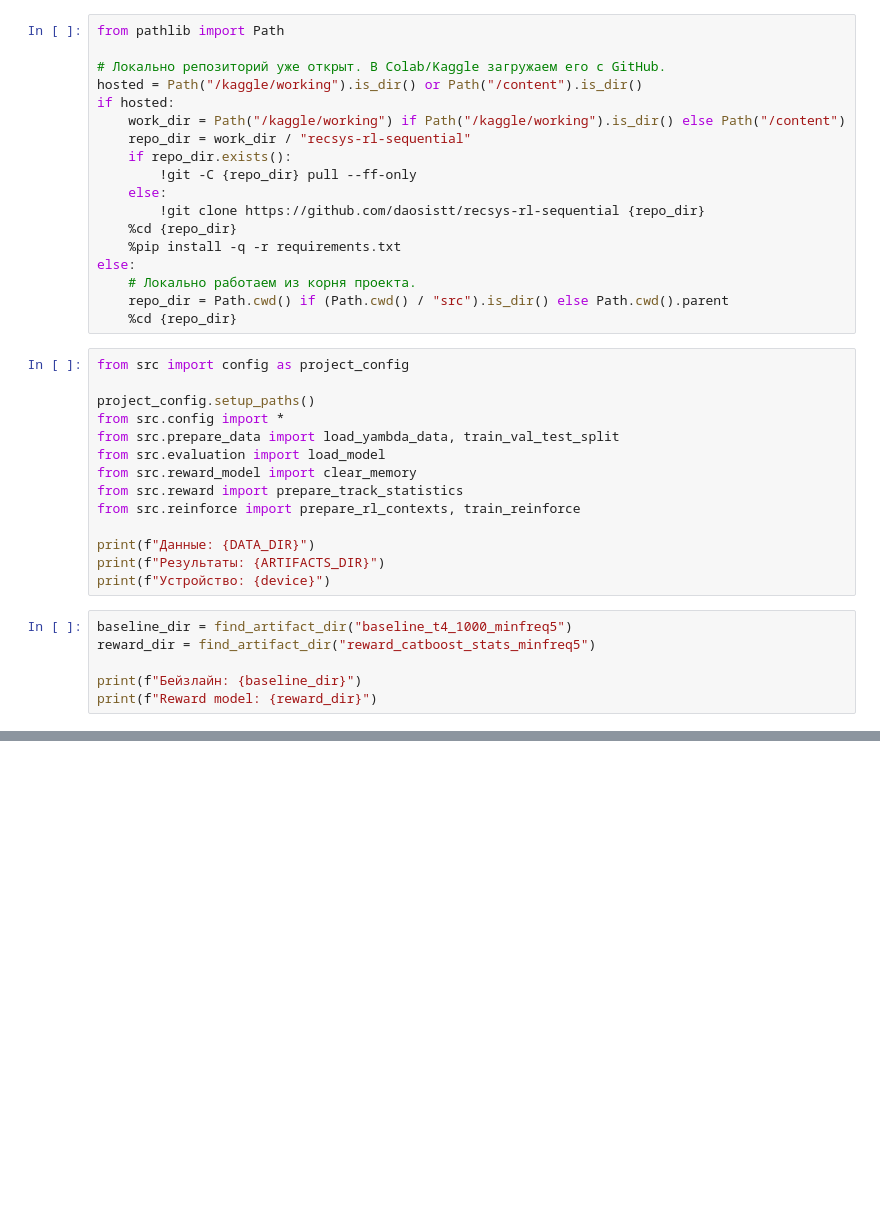
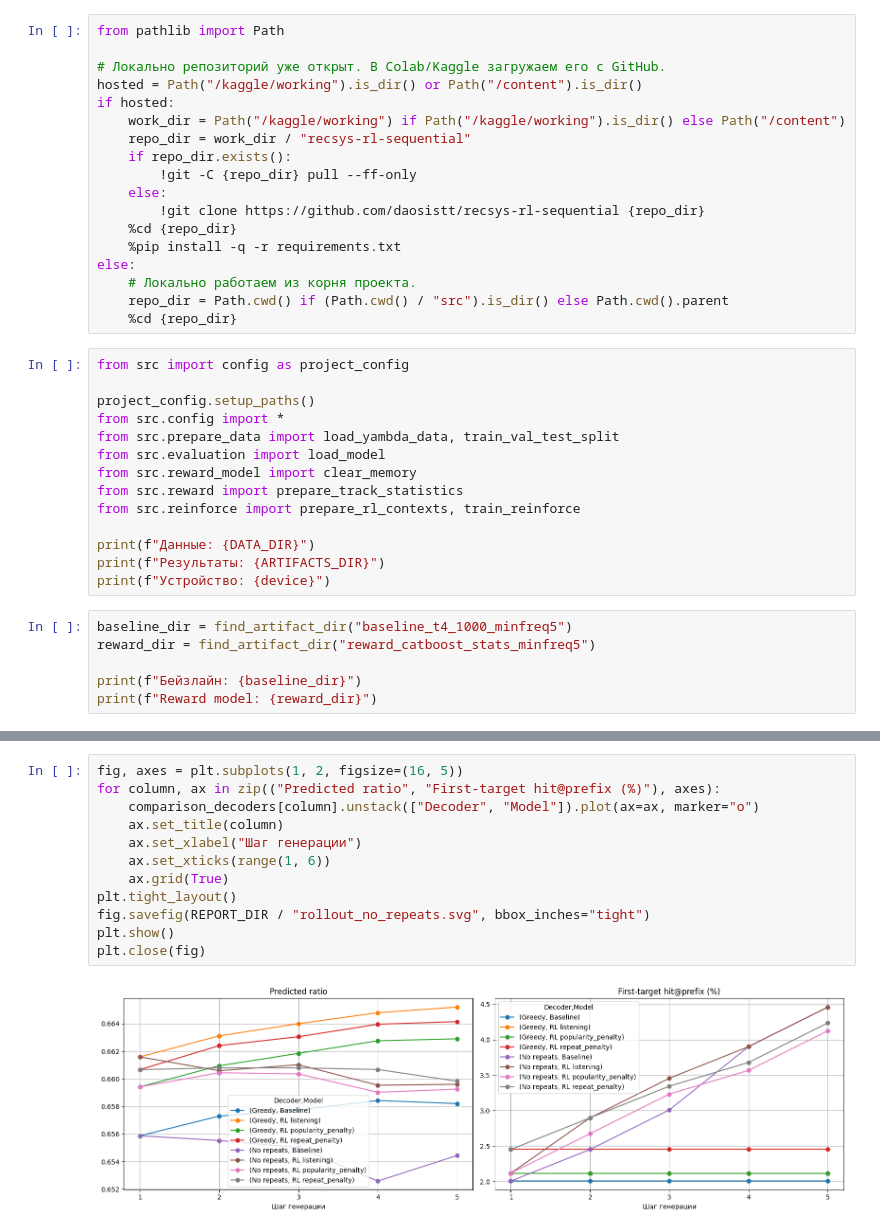
Before and after one commit to daosistt/recsys-rl-sequential, a Jupyter notebook: experiment.ipynb, the cells around one changed output, grey strips where cells are left out. Cells and saved outputs as stored; diff of their text form; blank space fills up the shorter version.

```diff
--- a/experiment.ipynb
+++ b/experiment.ipynb
@@ -88,0 +647,14 @@ history
+# %%
+fig, axes = plt.subplots(1, 2, figsize=(16, 5))
+for column, ax in zip(("Predicted ratio", "First-target hit@prefix (%)"), axes):
+    comparison_decoders[column].unstack(["Decoder", "Model"]).plot(ax=ax, marker="o")
+    ax.set_title(column)
+    ax.set_xlabel("Шаг генерации")
+    ax.set_xticks(range(1, 6))
+    ax.grid(True)
+plt.tight_layout()
+fig.savefig(REPORT_DIR / "rollout_no_repeats.svg", bbox_inches="tight")
+plt.show()
+plt.close(fig)
+# %% [output]
+[figure, added]
```
Also changed, not shown: parts of 40 cells of this notebook, 36 other files.
